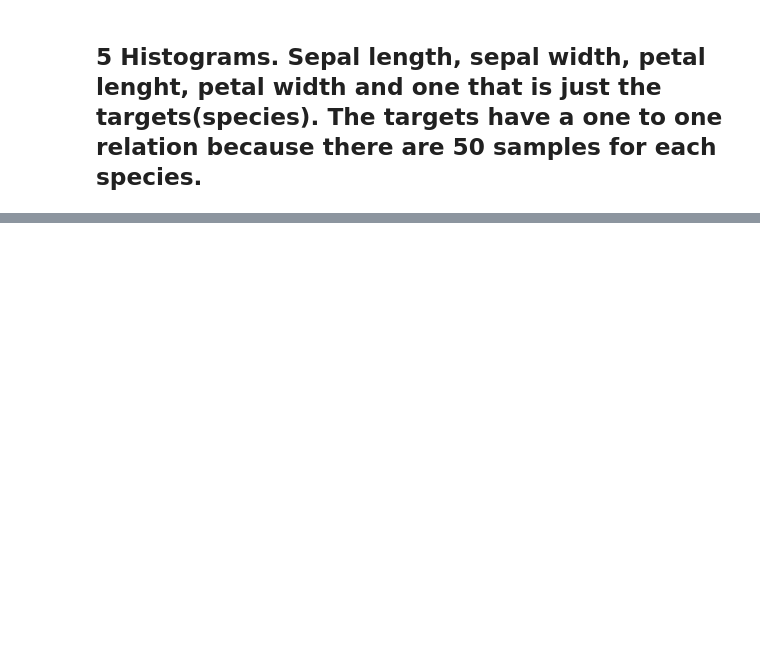
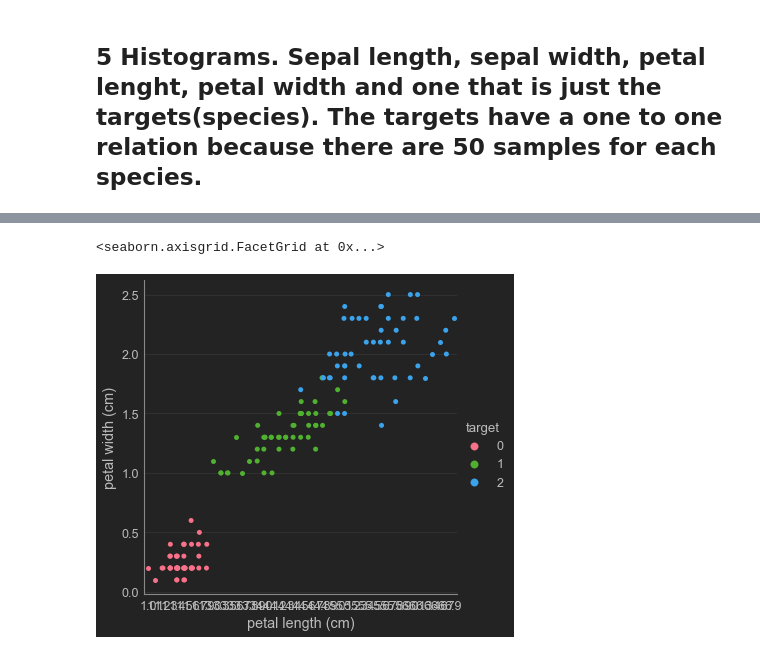
Before and after one commit to Cormac88/pands-project, a Jupyter notebook: analysis3.ipynb, the cells around one changed output, grey strips where cells are left out. Saved outputs shown, nothing was run; the diff lists cells and outputs as text; code cells hidden in the pictures; blank space fills up the shorter version.

```diff
--- a/analysis3.ipynb
+++ b/analysis3.ipynb
@@ -156,0 +172,5 @@ plt.show()
+# %%
+sns.catplot(x='petal length (cm)', y='petal width (cm)', palette= 'husl', hue='target', data=df)
+# %% [output]
+<seaborn.axisgrid.FacetGrid at 0x...>
+[figure, added]
```
Also changed, not shown: parts of 13 cells of this notebook, 1 other file.
